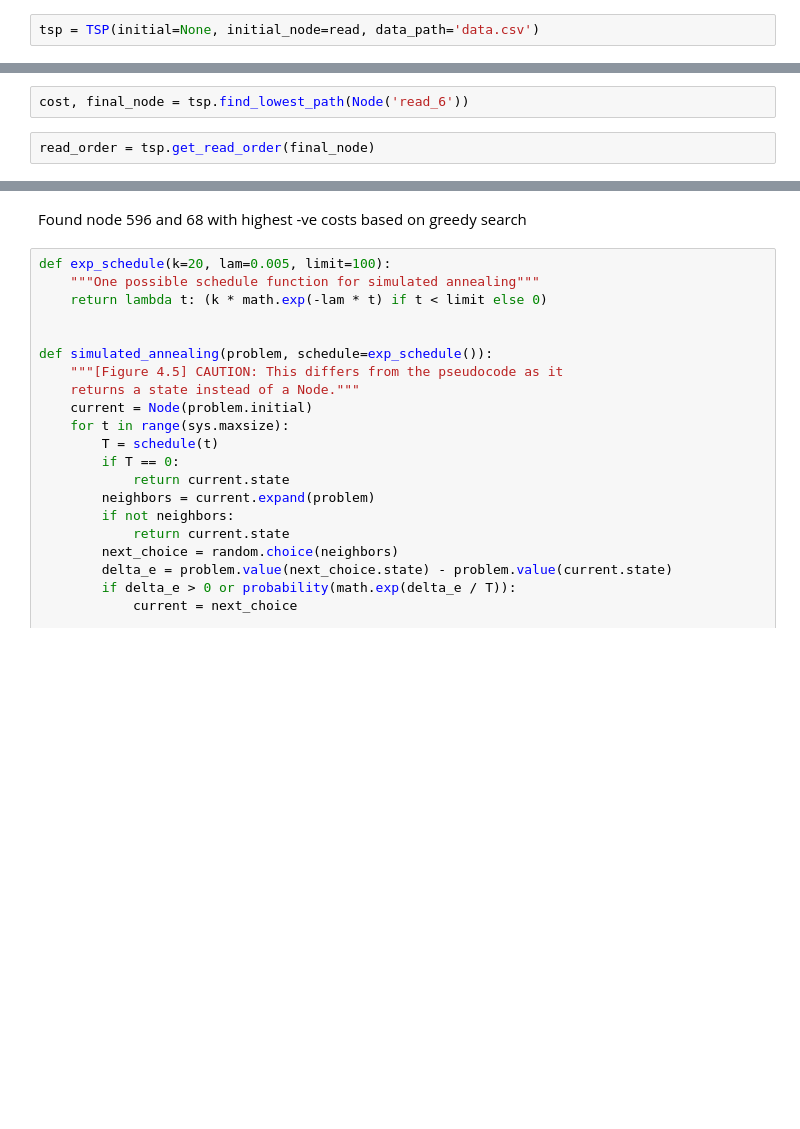
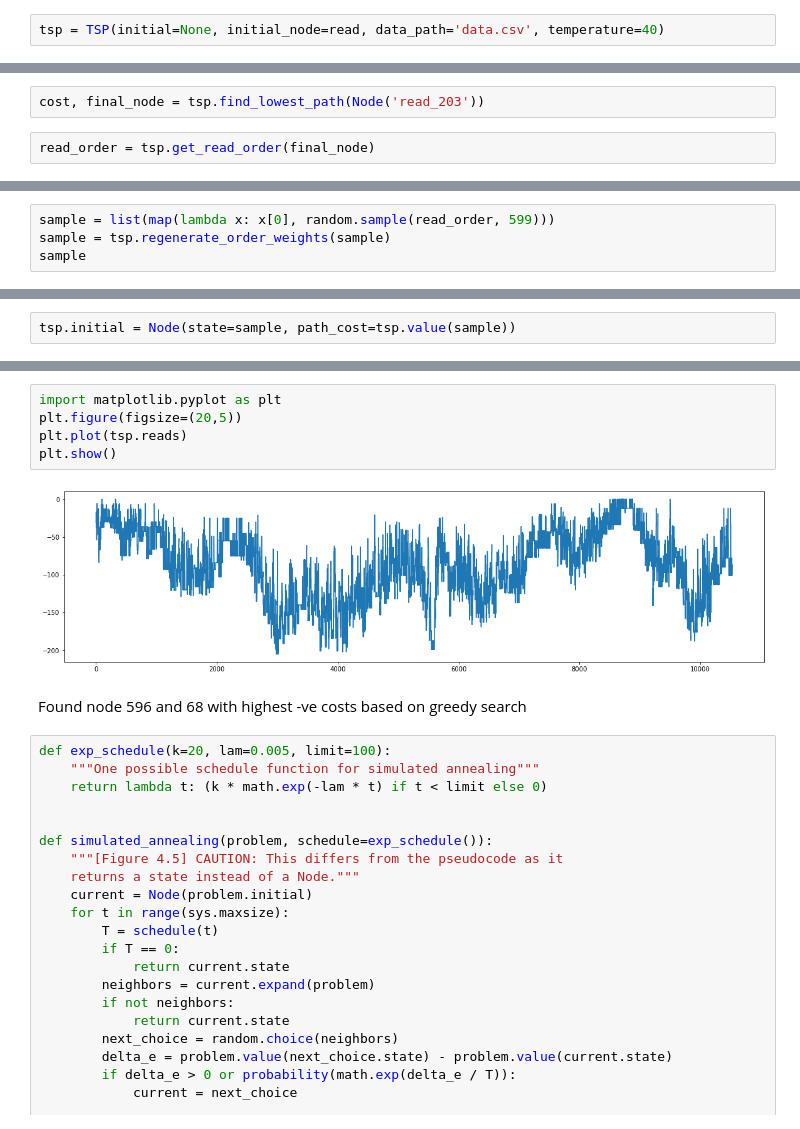
Before and after one commit to AntheaJFW/it5005-assignment-1-grp-39, a Jupyter notebook: Assignment 1 Q2-1.ipynb, the cells around one changed output, grey strips where cells are left out. Drawn from its saved outputs; the diff is of its cells as text; blank space fills up the shorter version.

```diff
--- a/Assignment 1 Q2-1.ipynb
+++ b/Assignment 1 Q2-1.ipynb
@@ -315,8 +413,8 @@ read.state
 # %%
-tsp = TSP(initial=None, initial_node=read, data_path='data.csv')
+tsp = TSP(initial=None, initial_node=read, data_path='data.csv', temperature=40)
 # %%
 tsp.load_data()
 # %%
-cost, final_node = tsp.find_lowest_path(Node('read_6'))
+cost, final_node = tsp.find_lowest_path(Node('read_203'))
 # %%
 read_order = tsp.get_read_order(final_node)
@@ -326,0 +421,4 @@ tsp.value(read_order)
+# %%
+sample = list(map(lambda x: x[0], random.sample(read_order, 599)))
+sample = tsp.regenerate_order_weights(sample)
+sample
@@ -326,0 +443,2 @@ tsp.value(read_order)
+# %%
+tsp.initial = Node(state=sample, path_cost=tsp.value(sample))
@@ -327,3 +472,10 @@ tsp.value(read_order)
+# %%
+import matplotlib.pyplot as plt
+plt.figure(figsize=(20,5))
+plt.plot(tsp.reads)
+plt.show()
+# %% [output]
+[figure, added]
 # %% [markdown]
 Found node 596 and 68 with highest -ve costs based on greedy search
 # %%
```
Also changed, not shown: parts of 10 cells of this notebook.
